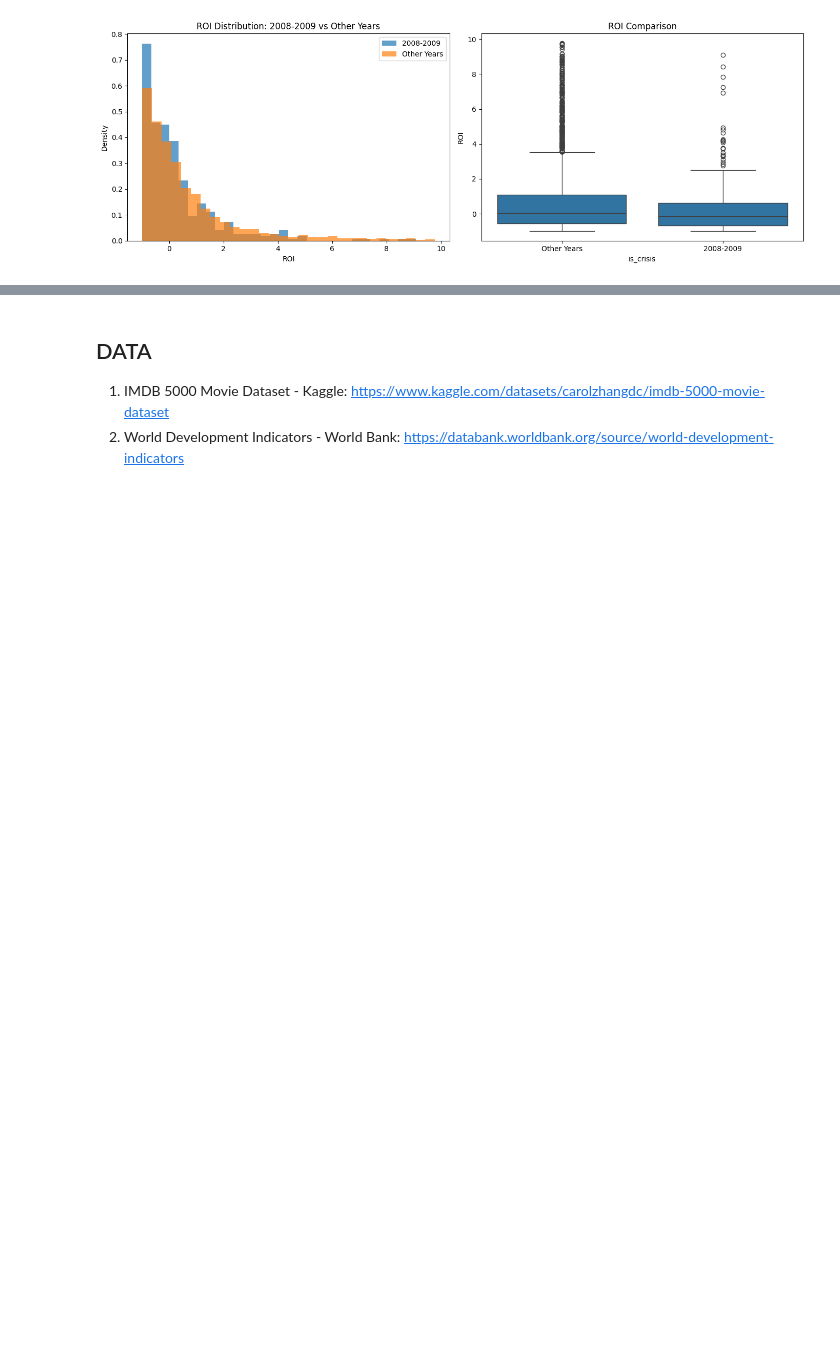
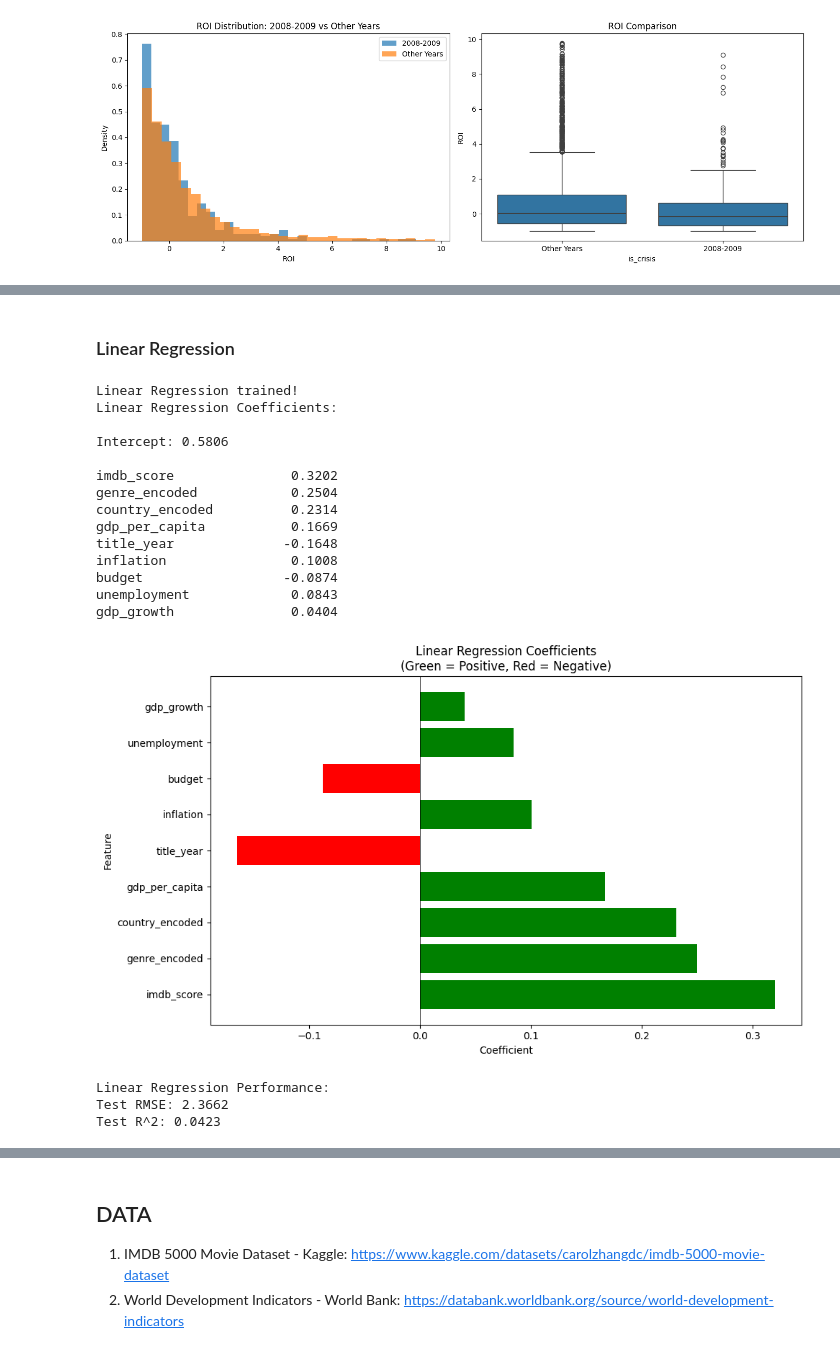
Before and after one commit to MFA3420/Fatih-Alacac-DSA-210-, a Jupyter notebook: dsa210_project.ipynb, the cells around one changed output, grey strips where cells are left out. Saved outputs shown, nothing was run; the diff lists cells and outputs as text; code cells hidden in the pictures; blank space fills up the shorter version.

```diff
--- a/dsa210_project.ipynb
+++ b/dsa210_project.ipynb
@@ -584,0 +639,67 @@ plt.show()
+# %% [markdown]
+### Linear Regression
+# %%
+# Scale features for Linear Regression
+scaler = StandardScaler()
+X_train_scaled = scaler.fit_transform(X_train)
+X_test_scaled = scaler.transform(X_test)
+
+# Train Linear Regression
+lr_model = LinearRegression()
+lr_model.fit(X_train_scaled, y_train)
+
+print("Linear Regression trained!")
+
+# Coefficients
+lr_coef = pd.DataFrame({
+    'feature': feature_cols,
+    'coefficient': lr_model.coef_
+}).sort_values('coefficient', key=abs, ascending=False)
+
+print("Linear Regression Coefficients:")
+print("")
+print(f"Intercept: {lr_model.intercept_:.4f}")
+print("")
+for idx, row in lr_coef.iterrows():
+    print(f"{row['feature']:<20} {row['coefficient']:>10.4f}")
+
+# Visualize coefficients
+plt.figure(figsize=(10, 6))
+colors = ['green' if c > 0 else 'red' for c in lr_coef['coefficient']]
+plt.barh(lr_coef['feature'], lr_coef['coefficient'], color=colors)
+plt.axvline(x=0, color='black', linestyle='-', linewidth=0.5)
+plt.xlabel('Coefficient')
+plt.ylabel('Feature')
+plt.title('Linear Regression Coefficients\n(Green = Positive, Red = Negative)')
+plt.tight_layout()
+plt.show()
+
+
+# Linear Regression evaluation
+y_pred_lr = lr_model.predict(X_test_scaled)
+
+lr_rmse = np.sqrt(mean_squared_error(y_test, y_pred_lr))
+lr_r2 = r2_score(y_test, y_pred_lr)
+
+print("Linear Regression Performance:")
+print(f"Test RMSE: {lr_rmse:.4f}")
+print(f"Test R^2: {lr_r2:.4f}")
+# %% [output]
+Linear Regression trained!
+Linear Regression Coefficients:
+
+Intercept: 0.5806
+
+imdb_score               0.3202
+genre_encoded            0.2504
+country_encoded          0.2314
+gdp_per_capita           0.1669
+title_year              -0.1648
+inflation                0.1008
+budget                  -0.0874
+unemployment             0.0843
+gdp_growth               0.0404
+[figure, added]
+Linear Regression Performance:
+Test RMSE: 2.3662
+Test R^2: 0.0423
```
Also changed, not shown: parts of 11 cells of this notebook.
